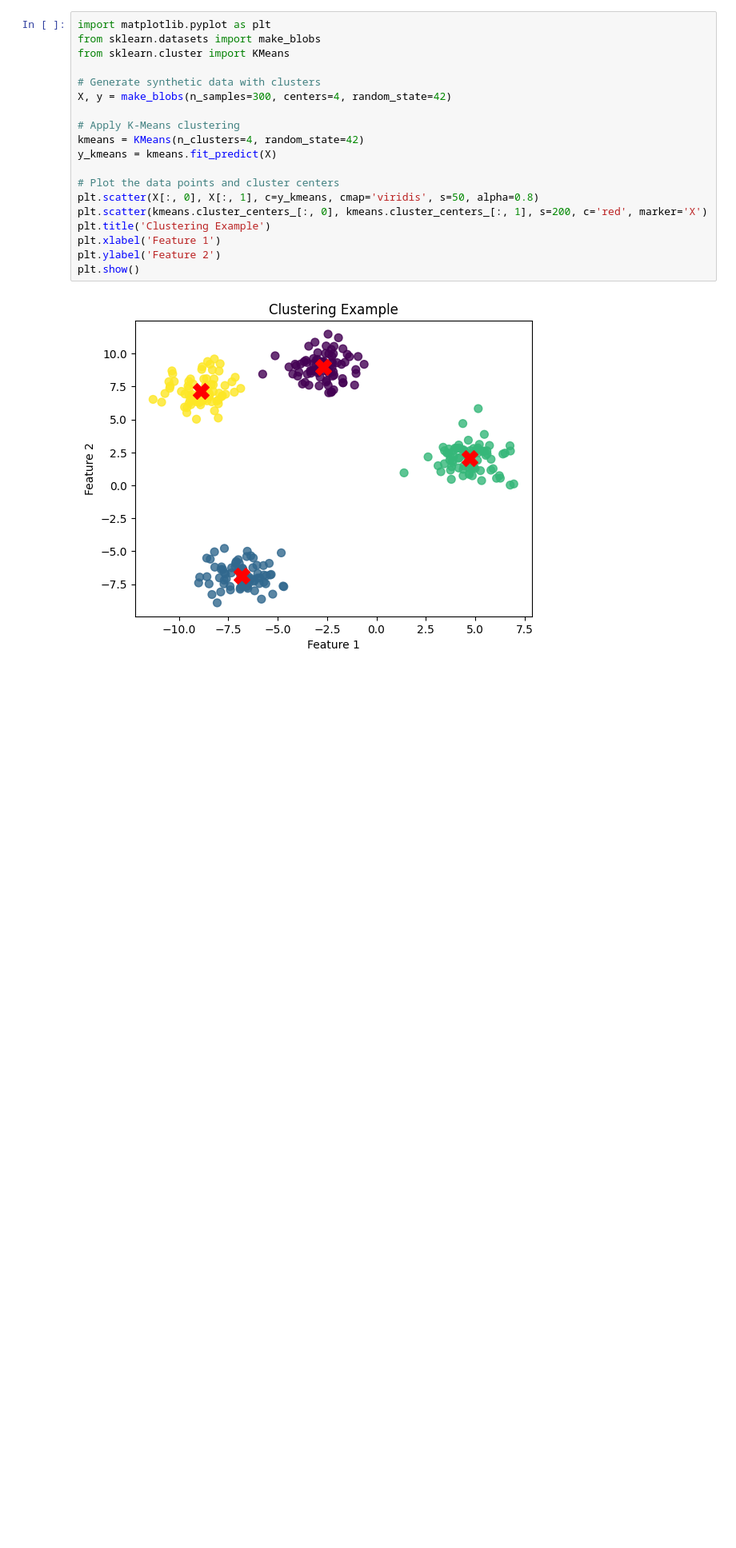
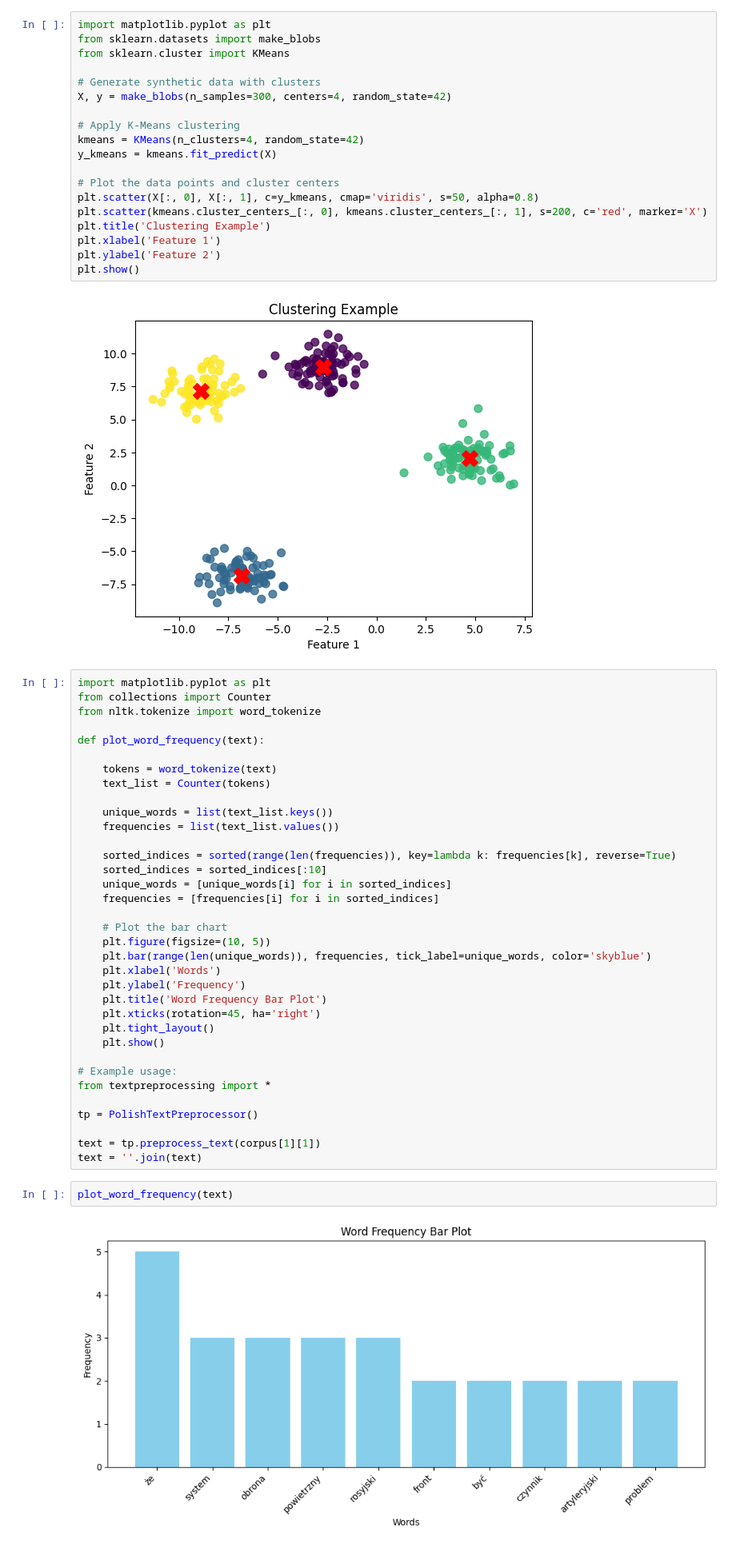
Before and after one commit to jasiu648/FindingNewsSimilarity, a Jupyter notebook: report.ipynb, the cells around one changed output. Shown: that part at 80% size. Cells and saved outputs as stored; diff of their text form; blank space fills up the shorter version.

```diff
--- a/report.ipynb
+++ b/report.ipynb
@@ -72,3 +95,42 @@ plt.ylabel('Feature 2')
 plt.show()
 # %% [output]
 [figure]
+# %%
+import matplotlib.pyplot as plt
+from collections import Counter
+from nltk.tokenize import word_tokenize
+
+def plot_word_frequency(text):
+
+    tokens = word_tokenize(text)
+    text_list = Counter(tokens)
+
+    unique_words = list(text_list.keys())
+    frequencies = list(text_list.values())
+
+    sorted_indices = sorted(range(len(frequencies)), key=lambda k: frequencies[k], reverse=True)
+    sorted_indices = sorted_indices[:10]
+    unique_words = [unique_words[i] for i in sorted_indices]
+    frequencies = [frequencies[i] for i in sorted_indices]
+
+    # Plot the bar chart
+    plt.figure(figsize=(10, 5))
+    plt.bar(range(len(unique_words)), frequencies, tick_label=unique_words, color='skyblue')
+    plt.xlabel('Words')
+    plt.ylabel('Frequency')
+    plt.title('Word Frequency Bar Plot')
+    plt.xticks(rotation=45, ha='right')
+    plt.tight_layout()
+    plt.show()
+
+# Example usage:
+from textpreprocessing import *
+
+tp = PolishTextPreprocessor()
+
+text = tp.preprocess_text(corpus[1][1])
+text = ''.join(text)
+# %%
+plot_word_frequency(text)
+# %% [output]
+[figure, added]
```
Also changed, not shown: parts of 1 cell of this notebook, 5 other files.
